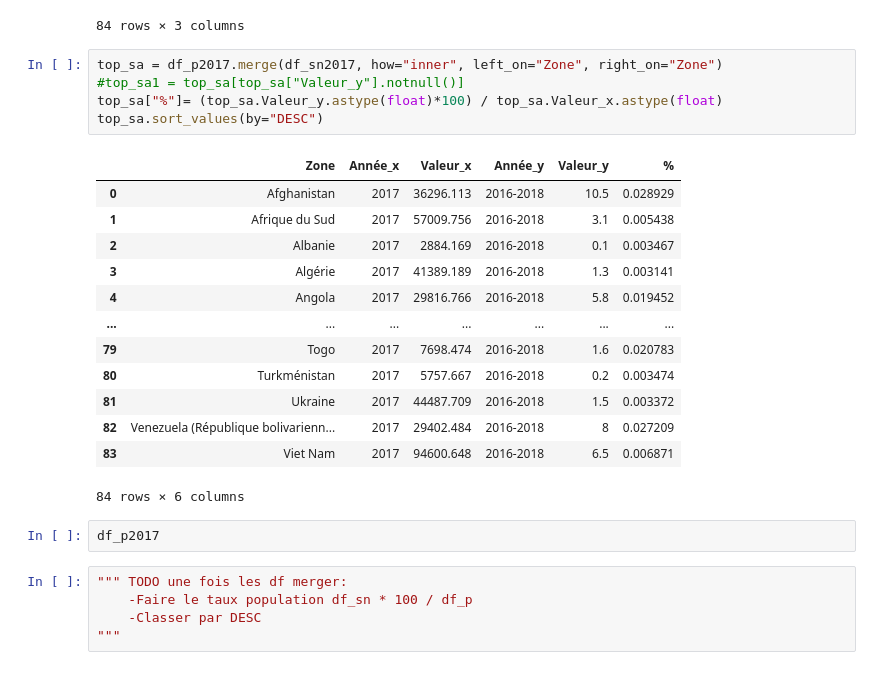
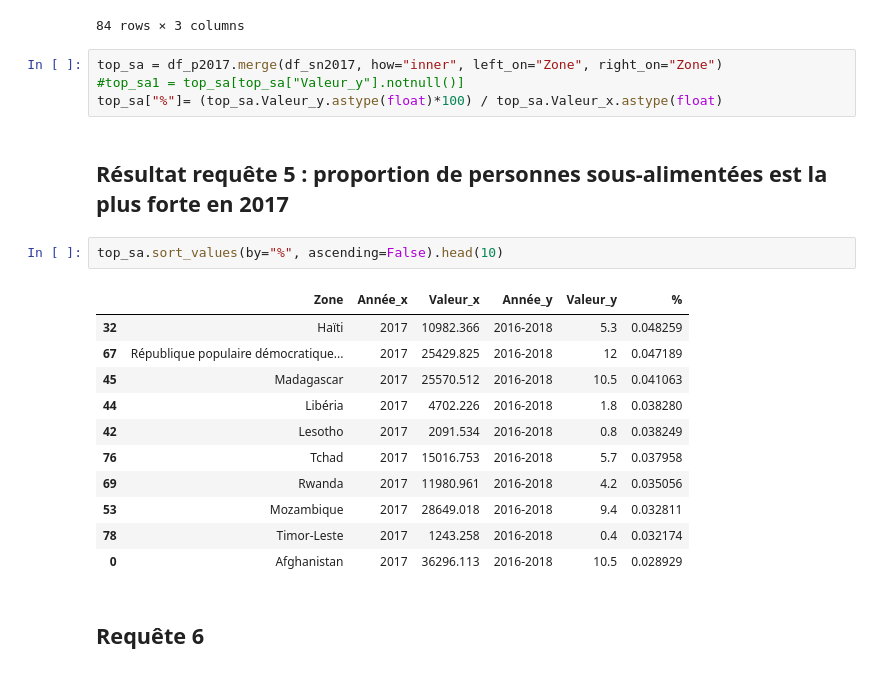
Before and after one commit to Valeeew/P4, a Jupyter notebook: etude_sante_publique.ipynb, the cells around one changed output. Drawn from its saved outputs; the diff is of its cells as text.

```diff
--- a/etude_sante_publique.ipynb
+++ b/etude_sante_publique.ipynb
@@ -200,27 +200,23 @@ df_sn2017
 top_sa = df_p2017.merge(df_sn2017, how="inner", left_on="Zone", right_on="Zone")
 #top_sa1 = top_sa[top_sa["Valeur_y"].notnull()]
 top_sa["%"]= (top_sa.Valeur_y.astype(float)*100) / top_sa.Valeur_x.astype(float)
-top_sa.sort_values(by="DESC")
-# %% [output]
-|  | Zone | Année_x | Valeur_x | Année_y | Valeur_y | % |
-| 0 | Afghanistan | 2017 | 36296.113 | 2016-2018 | 10.5 | 0.028929 |
-| 1 | Afrique du Sud | 2017 | 57009.756 | 2016-2018 | 3.1 | 0.005438 |
-| 2 | Albanie | 2017 | 2884.169 | 2016-2018 | 0.1 | 0.003467 |
-| 3 | Algérie | 2017 | 41389.189 | 2016-2018 | 1.3 | 0.003141 |
-| 4 | Angola | 2017 | 29816.766 | 2016-2018 | 5.8 | 0.019452 |
-| ... | ... | ... | ... | ... | ... | ... |
-| 79 | Togo | 2017 | 7698.474 | 2016-2018 | 1.6 | 0.020783 |
-| 80 | Turkménistan | 2017 | 5757.667 | 2016-2018 | 0.2 | 0.003474 |
-| 81 | Ukraine | 2017 | 44487.709 | 2016-2018 | 1.5 | 0.003372 |
-| 82 | Venezuela (République bolivarienn... | 2017 | 29402.484 | 2016-2018 | 8 | 0.027209 |
-| 83 | Viet Nam | 2017 | 94600.648 | 2016-2018 | 6.5 | 0.006871 |
-84 rows × 6 columns
-# %%
-df_p2017
+# %% [markdown]
+<h2>Résultat requête 5 : proportion de personnes sous-alimentées est la plus forte en 2017</h2>
 # %%
-""" TODO une fois les df merger:
-    -Faire le taux population df_sn * 100 / df_p
-    -Classer par DESC
-"""
+top_sa.sort_values(by="%", ascending=False).head(10)
+# %% [output]
+|  | Zone | Année_x | Valeur_x | Année_y | Valeur_y | % |
+| 32 | Haïti | 2017 | 10982.366 | 2016-2018 | 5.3 | 0.048259 |
+| 67 | République populaire démocratique... | 2017 | 25429.825 | 2016-2018 | 12 | 0.047189 |
+| 45 | Madagascar | 2017 | 25570.512 | 2016-2018 | 10.5 | 0.041063 |
+| 44 | Libéria | 2017 | 4702.226 | 2016-2018 | 1.8 | 0.038280 |
+| 42 | Lesotho | 2017 | 2091.534 | 2016-2018 | 0.8 | 0.038249 |
+| 76 | Tchad | 2017 | 15016.753 | 2016-2018 | 5.7 | 0.037958 |
+| 69 | Rwanda | 2017 | 11980.961 | 2016-2018 | 4.2 | 0.035056 |
+| 53 | Mozambique | 2017 | 28649.018 | 2016-2018 | 9.4 | 0.032811 |
+| 78 | Timor-Leste | 2017 | 1243.258 | 2016-2018 | 0.4 | 0.032174 |
+| 0 | Afghanistan | 2017 | 36296.113 | 2016-2018 | 10.5 | 0.028929 |
+# %% [markdown]
+<h2>Requête 6</h2>
 # %%
 df_aa
```
Also changed, not shown: parts of 4 cells of this notebook.
